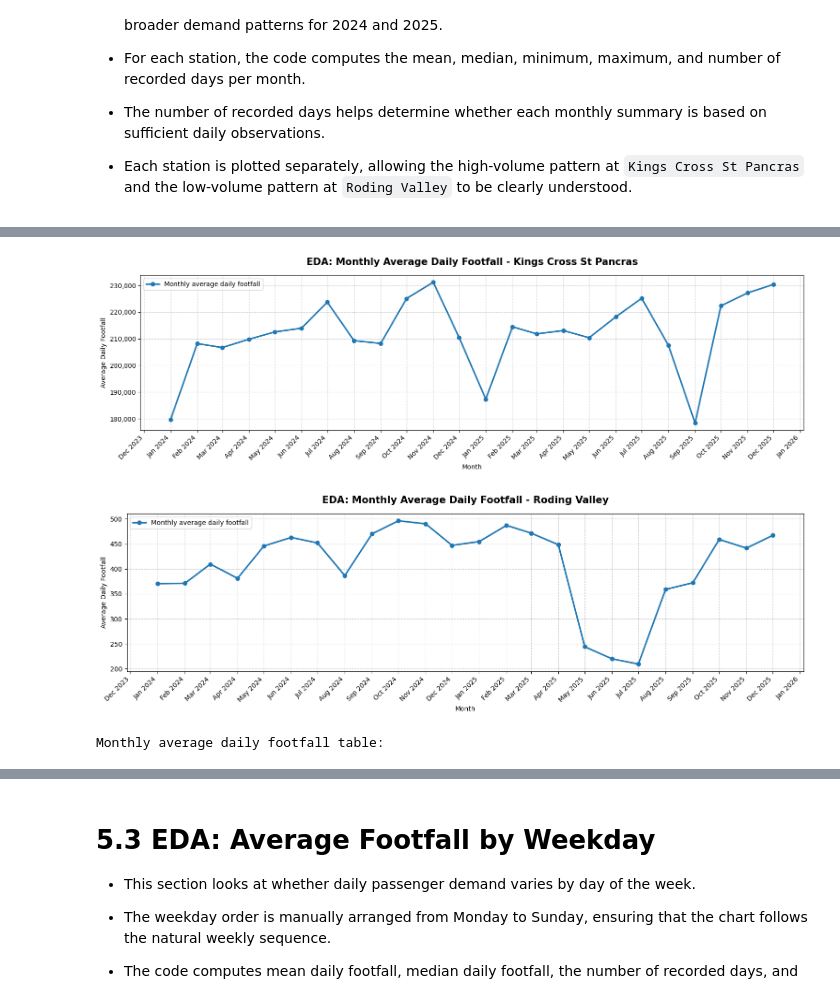
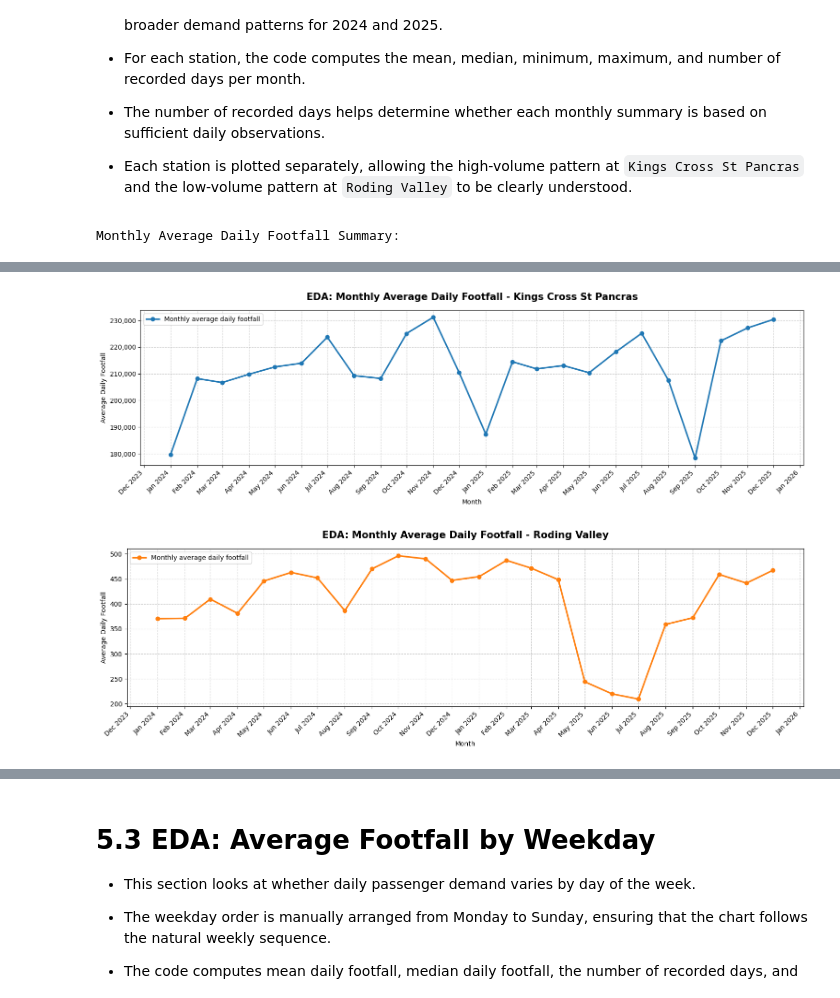
Before and after one commit to HARIRAJAMOHAN2000/london-public-transport-footfall-analysis, a Jupyter notebook: Analysis on TFL using Tube and Rail Stations in 2024-2025.ipynb, the cells around one changed output, grey strips where cells are left out. Drawn from its saved outputs; the diff is of its cells as text; code cells hidden in the pictures.

```diff
--- a/Analysis on TFL using Tube and Rail Stations in 2024-2025.ipynb
+++ b/Analysis on TFL using Tube and Rail Stations in 2024-2025.ipynb
@@ -668,55 +673,51 @@ Top 10 largest day-to-day footfall changes for Roding Valley:
 
 - Each station is plotted separately, allowing the high-volume pattern at `Kings Cross St Pancras` and the low-volume pattern at `Roding Valley` to be clearly understood.
 # %%
-# 5.2 EDA: Monthly Average of Daily Footfall
-
-# Prepare Monthly EDA Summary
-monthly_source = eda_base.copy()
+# 5.2 EDA: Monthly Average Daily Footfall Calculation
 
 monthly_eda = (
-    monthly_source
+    eda_base
     .groupby(["Station", "Month"], as_index=False)
     .agg(
         mean_daily_footfall=("Footfall", "mean"),
-        median_daily_footfall=("Footfall", "median"),
         min_daily_footfall=("Footfall", "min"),
         max_daily_footfall=("Footfall", "max"),
         days_recorded=("TravelDate", "nunique")
     )
     .sort_values(["Station", "Month"])
-)
+).round(2)
 
-monthly_eda[
-    [
-        "mean_daily_footfall",
-        "median_daily_footfall",
-        "min_daily_footfall",
-        "max_daily_footfall"
-    ]
+# Display the monthly EDA summary
+print("Monthly Average Daily Footfall Summary:")
+display(monthly_eda)
 
-] = monthly_eda[
-    [
-        "mean_daily_footfall",
-        "median_daily_footfall",
-        "min_daily_footfall",
-        "max_daily_footfall"
-    ]
+# Filter monthly EDA data for the selected stations
+combined_monthly = monthly_eda[
+    monthly_eda["Station"].isin(selected)
+].copy()
 
-].round(2)
-
-# Define Monthly Date Format
+# Define month axis formatting
 month_locator = mdates.MonthLocator(interval=1)
 month_formatter = mdates.DateFormatter("%b %Y")
 
-# Plot Monthly Average Daily Footfall for Selected Stations
+# Define different colours for each station
+station_colors = {
+    "Kings Cross St Pancras": "tab:blue",
+    "Roding Valley": "tab:orange"
+}
+
+# Plot Monthly Average Daily Footfall for Selected Stations separately
 for st in selected:
-    temp = monthly_eda[monthly_eda["Station"] == st].copy()
+    temp = combined_monthly[
+        combined_monthly["Station"] == st
+    ].copy()
 
     fig, ax = plt.subplots(figsize=(16, 5.5))
 
     ax.plot(
         temp["Month"],
         temp["mean_daily_footfall"],
+        color=station_colors.get(st, "tab:blue"),
         marker="o",
         linewidth=2.4,
         markersize=6,
@@ -763,8 +764,5 @@ for st in selected:
     )
 
     plt.show()
-
-# Display Monthly Average Daily Footfall Table
-print("Monthly average daily footfall table:")
-display(monthly_eda)
 # %% [output]
+Monthly Average Daily Footfall Summary:
@@ -771,3 +786,2 @@ display(monthly_eda)
 [figure]
-[figure, old version]
+[figure, new version]
-Monthly average daily footfall table:
```
Also changed, not shown: parts of 29 cells of this notebook.
